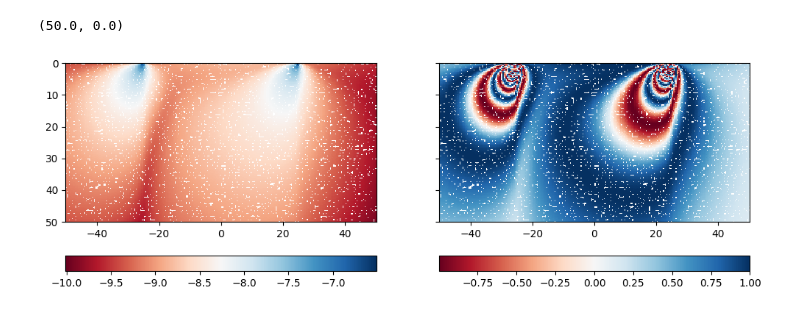
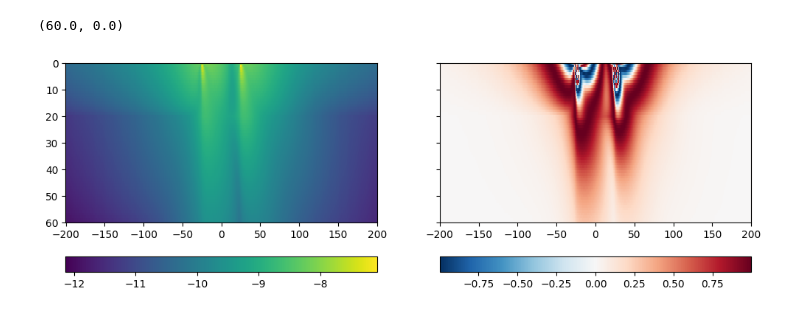
Before and after one commit to hydrogeophysicsgroup/anemone, a Jupyter notebook: prototyping/bfields_square_loop_in_the_earth.ipynb, the cells around one changed output. Drawn from its saved outputs; the diff is of its cells as text; code cells hidden in the pictures.

```diff
--- a/prototyping/bfields_square_loop_in_the_earth.ipynb
+++ b/prototyping/bfields_square_loop_in_the_earth.ipynb
@@ -90,7 +90,9 @@ def s_of_rZ(self, rx, R):
         p2 = torch.einsum('...ij,...j->...i', Rz, lp_xyz[i+1])
         x1,y1 = p1[..., 0], p1[..., 1]
         x2,y2 = p2[..., 0], p2[..., 1]
-        x_ = x1[:,None] + (x2-x1)[:,None]*torch.linspace(0, 1, 1001)[None, :]
+        ix = torch.abs(x2-x1).max().to(torch.int)
+
+        x_ = x1[:,None] + (x2-x1)[:,None]*torch.linspace(0, 1, ix)[None, :]
         dx = (x_[..., 1] - x_[..., 0])[:,None]
 
         x1 = x1[:, None]
@@ -129,7 +131,9 @@ def s_of_rY(self, rx, R):
         p2 = torch.einsum('...ij,...j->...i', Rz, lp_xyz[i+1])
         x1,y1 = p1[..., 0], p1[..., 1]
         x2,y2 = p2[..., 0], p2[..., 1]
-        x_ = x1[:,None] + (x2-x1)[:,None]*torch.linspace(0, 1, 1001)[None, :]
+        ix = torch.abs(x2-x1).max().to(torch.int)
+
+        x_ = x1[:,None] + (x2-x1)[:,None]*torch.linspace(0, 1, ix)[None, :]
         dx = (x_[..., 1] - x_[..., 0])[:,None]
 
         x1 = x1[:, None]
@@ -141,10 +145,10 @@ def s_of_rY(self, rx, R):
 
         cr = torch.sqrt(y1**2 + x_**2)
         phi = lamontagne((cr-R)/dR)
-        cs = (phi * dx).sum(axis=1, keepdims=False)
+        cs =  (phi * dx).sum(axis=1, keepdims=False)
 
-        sx += iRz[..., 0, 1, None]*cs
-        sy += iRz[..., 1, 1, None]*cs
+        sx += iRz[..., 0, 0, None]*cs*0. + iRz[..., 0, 1, None]*cs
+        sy += iRz[..., 1, 0, None]*cs*0. + iRz[..., 1, 1, None]*cs
     return sx,sy
 
 
@@ -171,17 +175,17 @@ def s_of_r_ground(self, rx, R):
         x2,y2 = p2[..., 0], p2[..., 1]
         xm = (x1+x2)/2.
 
-        cr1 = torch.sqrt(y1**2 + x1**2)[:, None]
+        cr1 = torch.sqrt(y1**2 + (x1-xm)**2)[:, None]
         phi1 = lamontagne((cr1-R)/dR)
-        cr2 = torch.sqrt(y1**2 + x2**2)[:, None]
+        cr2 = torch.sqrt(y1**2 + (x2-xm)**2)[:, None]
         phi2 = lamontagne((cr2-R)/dR)
         y1 = y1[:, None]
         x1 = x1[:, None]
         x2 = x2[:, None]
         xm = xm[:, None]
 
-        csx = torch.nan_to_num(phi2*y1/cr2-phi1*y1/cr1)
-        csy = torch.nan_to_num(phi2*(x2-xm)/cr2-phi1*(x1-xm)/cr1)
+        csx = torch.nan_to_num((phi2*y1/cr2 - phi1*y1/cr1))
+        csy = -torch.nan_to_num(phi2*(x2-xm)/cr2  - phi1*(x1-xm)/cr1)
 
         sx += iRz[..., 0, 0, None]*csx + iRz[..., 0, 1, None]*csy
         sy += iRz[..., 1, 0, None]*csx + iRz[..., 1, 1, None]*csy
@@ -337,16 +340,20 @@ class BfieldFD(Forward):
 # %%
 from anemone.experiment import Loop
 # %%
-x = torch.linspace(-50, 50, 200)
+x = torch.linspace(-200, 200, 1000)
 tx = Loop.square(50)
-rx = Receiver(x, 0., torch.linspace(0, 60, 200))
+rx = Receiver(x, 0.01, torch.linspace(0, 100, 101))
 # rx = Receiver(0.01, x, torch.linspace(0, 60, 200))
-fwr = BfieldFD(tx, rx, torch.tensor([2e3], dtype=torch.float64)*2*c.pi)
+fwr = BfieldFD(tx, rx, torch.tensor([2150], dtype=torch.float64)*2*c.pi)
 
-sigma = 1/torch.tensor([100, 100, 100])
+sigma = 0.3/torch.tensor([300, 300, 300])
 thick = torch.tensor([80, 80])
 
 H = fwr(sigma, thick)
+# %%
+sigma = 1./torch.tensor([10, 80, 300])
+thick = torch.tensor([20, 40])
+H = fwr(sigma, thick)
 # %%
 fig,axs = plt.subplots(1,3, sharex=True, sharey=True, figsize=(12, 4))
 pcm=axs[0].pcolor(x, rx.z, np.log10(np.abs(H[:, :, 0].real.numpy().T)), vmin=-13, vmax=-7)
@@ -425,13 +422,13 @@ tensor(4.1404e-13, dtype=torch.float64)
 # %%
 #%matplotlib qt5
 fig,axs = plt.subplots(1,2, sharex=True, sharey=True, figsize=(12, 4))
-pcm=axs[0].pcolor(x, rx.z, np.log10(B1.T), cmap='RdBu')
+pcm=axs[0].pcolor(x, rx.z, np.log10(B1[:,  :].T))
 plt.colorbar(pcm, ax=axs[0], orientation='horizontal')
-pcm=axs[1].pcolor(x, rx.z, np.sin(2*np.pi*42577000.0*B1*0.04*100).numpy().T, cmap='RdBu')
+pcm=axs[1].pcolor(x, rx.z, np.sin(2*np.pi*42577000.0*B1[:,  :]*0.04*100).numpy().T, cmap='RdBu_r')
 plt.colorbar(pcm, ax=axs[1], orientation='horizontal')
 # pcm=axs[2].pcolor(x, rx.z, np.log10(Htot.T.numpy()), cmap='RdBu')
 # plt.colorbar(pcm, ax=axs[2], orientation='horizontal')
-axs[1].set_ylim(50,0)
+axs[1].set_ylim(60,0)
 # %% [output]
-(50.0, 0.0)
+(60.0, 0.0)
-[figure, old version]
+[figure, new version]
```
Also changed, not shown: parts of 10 cells of this notebook.
